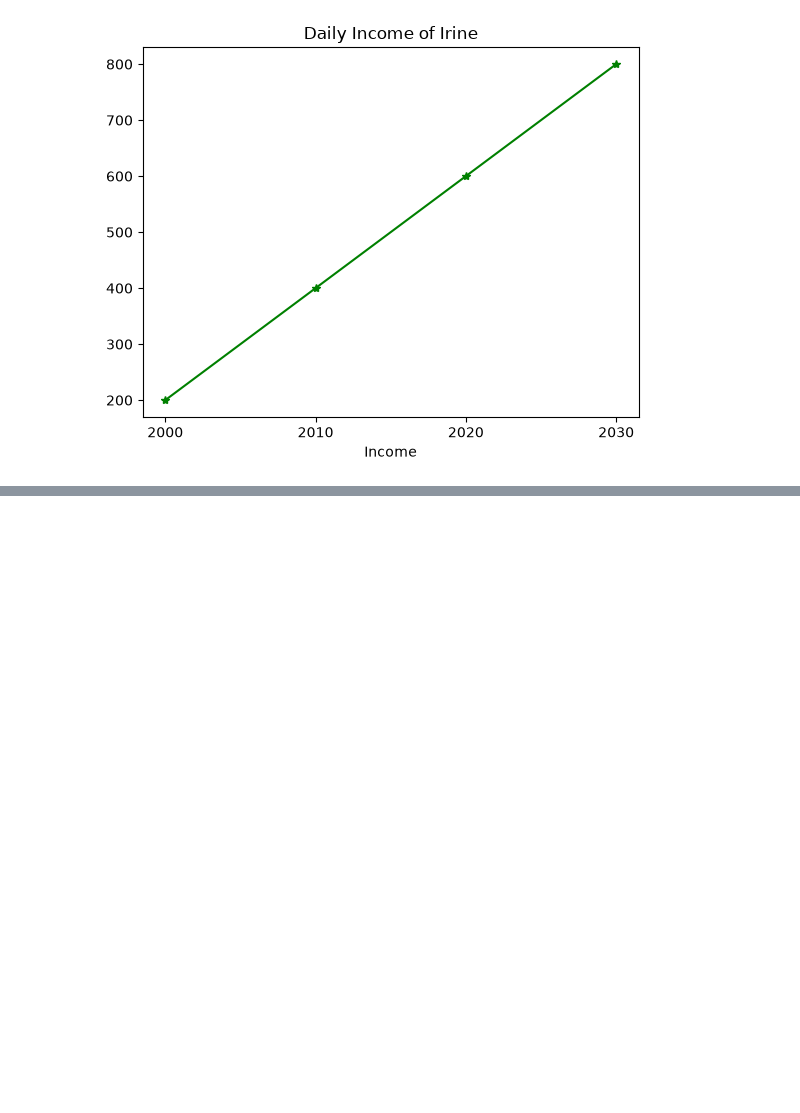
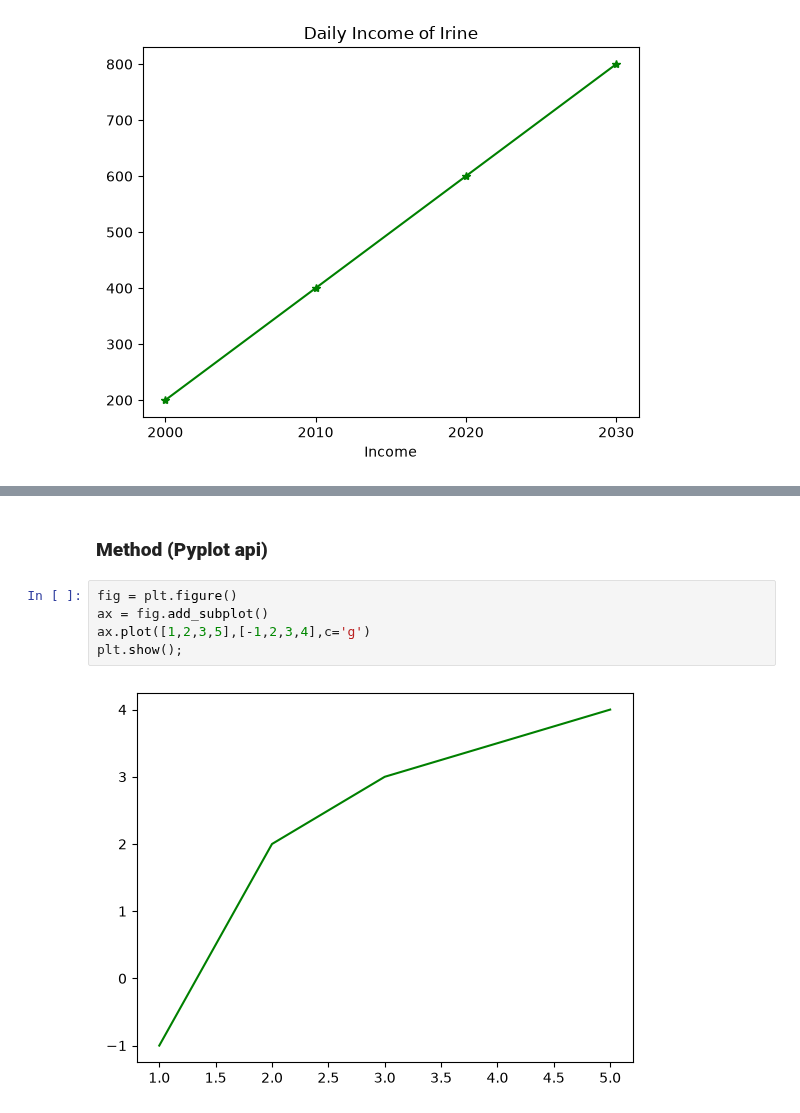
Before and after one commit to Irinejeba/Advanced-Python, a Jupyter notebook: Matplotlib.ipynb, the cells around one changed output, grey strips where cells are left out. Drawn from its saved outputs; the diff is of its cells as text; blank space fills up the shorter version.

```diff
--- a/Matplotlib.ipynb
+++ b/Matplotlib.ipynb
@@ -79,0 +93,9 @@ plt.show();
+# %% [markdown]
+### **Method (Pyplot api)**
+# %%
+fig = plt.figure()
+ax = fig.add_subplot()
+ax.plot([1,2,3,5],[-1,2,3,4],c='g')
+plt.show();
+# %% [output]
+[figure, added]
```
Also changed, not shown: parts of 20 cells of this notebook, 1 other file.
